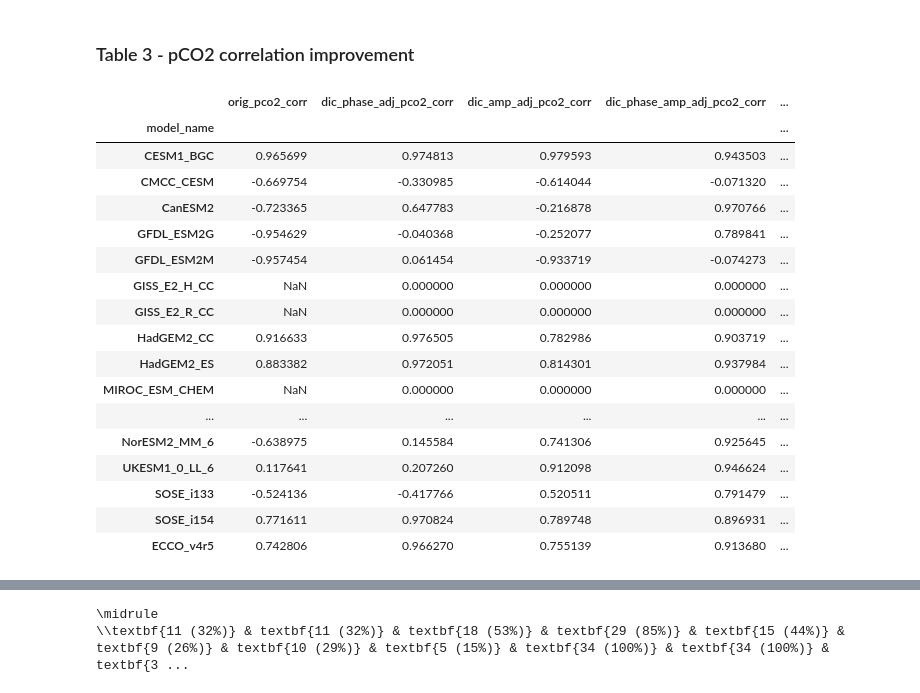
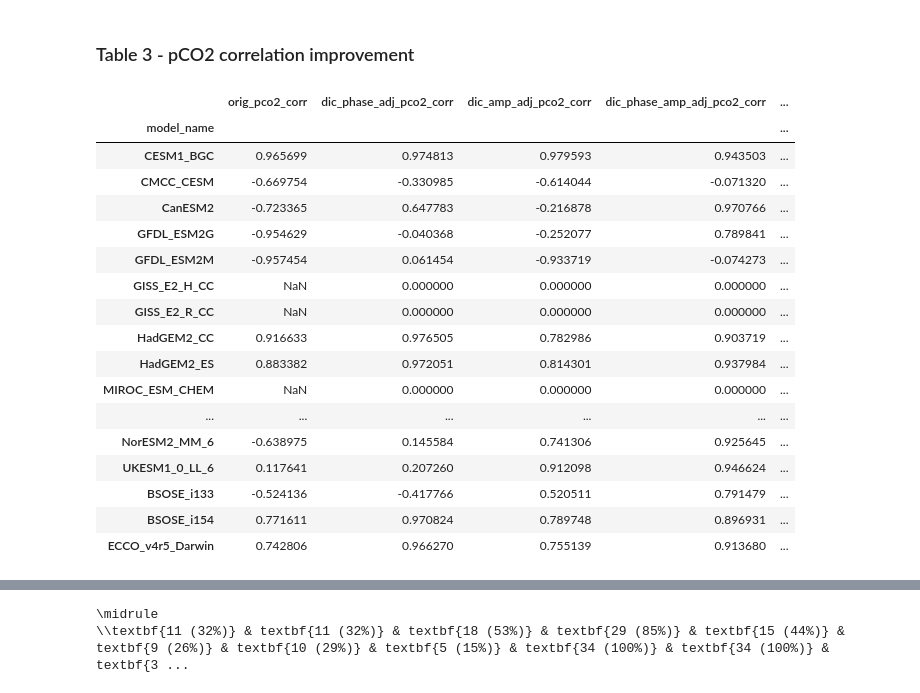
Before and after one commit to SethBushinsky/SO_seasonal_CO2_fluxes_in_models, a Jupyter notebook: var_fit_table.ipynb, the cells around one changed output, grey strips where cells are left out. Cells and saved outputs as stored; diff of their text form; code cells hidden in the pictures.

```diff
--- a/var_fit_table.ipynb
+++ b/var_fit_table.ipynb
@@ -343,24 +394,24 @@ mod_name_updated
 # %% [markdown]
 ### Table 3 - pCO2 correlation improvement
 # %%
-df2 = pd.read_csv(manuscript_dir + 'spreadsheets/dataTable_correlations_only_v182024_10_28.csv',  index_col=[0])
+df2 = pd.read_csv(manuscript_dir + 'spreadsheets/dataTable_correlations_only_v20_2025_10_22.csv',  index_col=[0])
 df2
 # %% [output]
 |  | orig_pco2_corr | dic_phase_adj_pco2_corr | dic_amp_adj_pco2_corr | dic_phase_amp_adj_pco2_corr | ... |
 | model_name |  |  |  |  | ... |
 | CESM1_BGC | 0.965699 | 0.974813 | 0.979593 | 0.943503 | ... |
 | CMCC_CESM | -0.669754 | -0.330985 | -0.614044 | -0.071320 | ... |
 | CanESM2 | -0.723365 | 0.647783 | -0.216878 | 0.970766 | ... |
 | GFDL_ESM2G | -0.954629 | -0.040368 | -0.252077 | 0.789841 | ... |
 | GFDL_ESM2M | -0.957454 | 0.061454 | -0.933719 | -0.074273 | ... |
 | GISS_E2_H_CC | NaN | 0.000000 | 0.000000 | 0.000000 | ... |
 | GISS_E2_R_CC | NaN | 0.000000 | 0.000000 | 0.000000 | ... |
 | HadGEM2_CC | 0.916633 | 0.976505 | 0.782986 | 0.903719 | ... |
 | HadGEM2_ES | 0.883382 | 0.972051 | 0.814301 | 0.937984 | ... |
 | MIROC_ESM_CHEM | NaN | 0.000000 | 0.000000 | 0.000000 | ... |
 | ... | ... | ... | ... | ... | ... |
 | NorESM2_MM_6 | -0.638975 | 0.145584 | 0.741306 | 0.925645 | ... |
 | UKESM1_0_LL_6 | 0.117641 | 0.207260 | 0.912098 | 0.946624 | ... |
-| SOSE_i133 | -0.524136 | -0.417766 | 0.520511 | 0.791479 | ... |
-| SOSE_i154 | 0.771611 | 0.970824 | 0.789748 | 0.896931 | ... |
-| ECCO_v4r5 | 0.742806 | 0.966270 | 0.755139 | 0.913680 | ... |
+| BSOSE_i133 | -0.524136 | -0.417766 | 0.520511 | 0.791479 | ... |
+| BSOSE_i154 | 0.771611 | 0.970824 | 0.789748 | 0.896931 | ... |
+| ECCO_v4r5_Darwin | 0.742806 | 0.966270 | 0.755139 | 0.913680 | ... |
```
Also changed, not shown: parts of 22 cells of this notebook, 6 other files.
